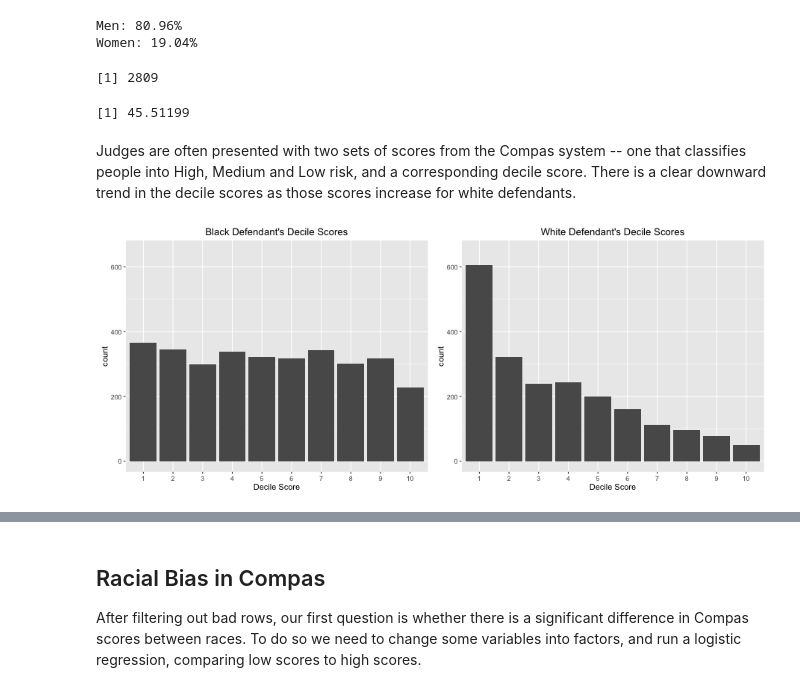
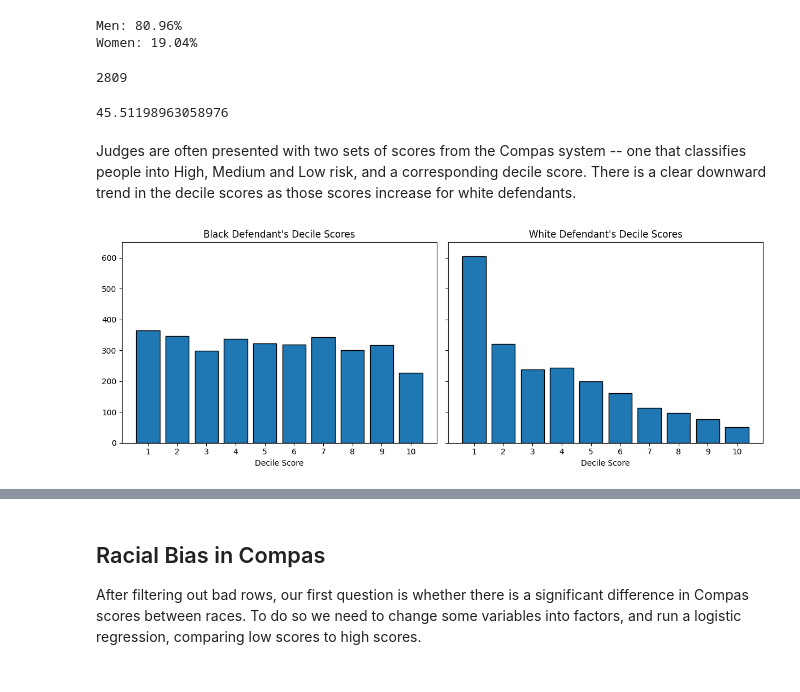
Before and after one commit to wjdgkfla/DNSC-6330-ASSN2, a Jupyter notebook: Assignment 2.ipynb, the cells around one changed output, grey strips where cells are left out. Saved outputs shown, nothing was run; the diff lists cells and outputs as text; code cells hidden in the pictures.

```diff
--- a/Assignment 2.ipynb
+++ b/Assignment 2.ipynb
@@ -27,0 +30,4 @@ nrow(raw_data)
+# %%
+url = "https://raw.githubusercontent.com/propublica/compas-analysis/master/compas-scores-two-years.csv"
+raw_data = pd.read_csv(url)
+print(len(raw_data))
@@ -48,6 +161,2 @@ nrow(df)
 # %% [markdown]
 Higher COMPAS scores are slightly correlated with a longer length of stay.
-# %%
-%%R
-df$length_of_stay <- as.numeric(as.Date(df$c_jail_out) - as.Date(df$c_jail_in))
-cor(df$length_of_stay, df$decile_score)
@@ -55,0 +163,3 @@ cor(df$length_of_stay, df$decile_score)
+# %%
+df["length_of_stay"] = (df["c_jail_out"].dt.normalize() - df["c_jail_in"].dt.normalize()).dt.days
+print(df["length_of_stay"].corr(df["decile_score"]))
@@ -108,28 +235,38 @@ print("Women: %.2f%%" % (1175 / 6172 * 100))
 Men: 80.96%
 Women: 19.04%
 # %%
-%%R
-nrow(filter(df, two_year_recid == 1))
+# Number of recidivists
+print(len(df[df["two_year_recid"] == "1"]))
 # %% [output]
-[1] 2809
+2809
 # %%
-%%R
-nrow(filter(df, two_year_recid == 1)) / nrow(df) * 100
+# Recidivism rate (%)
+print(len(df[df["two_year_recid"] == "1"]) / len(df) * 100)
 # %% [output]
-[1] 45.51199
+45.51198963058976
 # %% [markdown]
 Judges are often presented with two sets of scores from the Compas system -- one that classifies people into High, Medium and Low risk, and a corresponding decile score. There is a clear downward trend in the decile scores as those scores increase for white defendants.
-# %%
-%%R -w 900 -h 363 -u px
-library(grid)
-library(gridExtra)
-pblack <- ggplot(data=filter(df, race =="African-American"), aes(ordered(decile_score))) +
-          geom_bar() + xlab("Decile Score") +
-          ylim(0, 650) + ggtitle("Black Defendant's Decile Scores")
-pwhite <- ggplot(data=filter(df, race =="Caucasian"), aes(ordered(decile_score))) +
-          geom_bar() + xlab("Decile Score") +
-          ylim(0, 650) + ggtitle("White Defendant's Decile Scores")
-grid.arrange(pblack, pwhite,  ncol = 2)
-# %% [output]
-[figure, removed]
+# %%
+fig, axes = plt.subplots(1, 2, figsize=(12, 4.5), sharey=True)
+
+# Black defendants
+black_scores = df[df["race"] == "African-American"]["decile_score"]
+axes[0].hist(black_scores, bins=range(1, 12), align="left", rwidth=0.8, edgecolor="black")
+axes[0].set_title("Black Defendant's Decile Scores")
+axes[0].set_xlabel("Decile Score")
+axes[0].set_xticks(range(1, 11))
+axes[0].set_ylim(0, 650)
+
+# White defendants
+white_scores = df[df["race"] == "Caucasian"]["decile_score"]
+axes[1].hist(white_scores, bins=range(1, 12), align="left", rwidth=0.8, edgecolor="black")
+axes[1].set_title("White Defendant's Decile Scores")
+axes[1].set_xlabel("Decile Score")
+axes[1].set_xticks(range(1, 11))
+axes[1].set_ylim(0, 650)
+
+plt.tight_layout()
+plt.show()
+# %% [output]
+[figure, added]
 # %%
```
Also changed, not shown: parts of 145 cells of this notebook.
